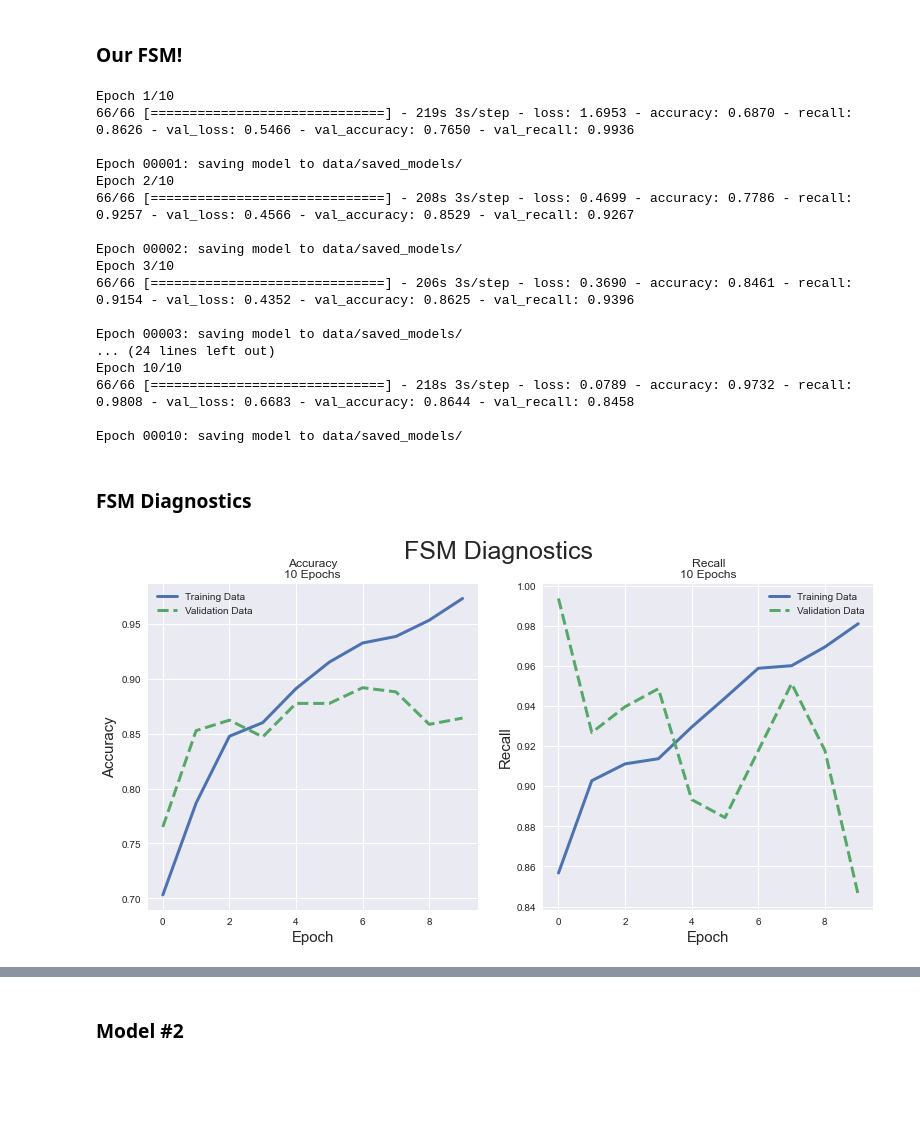
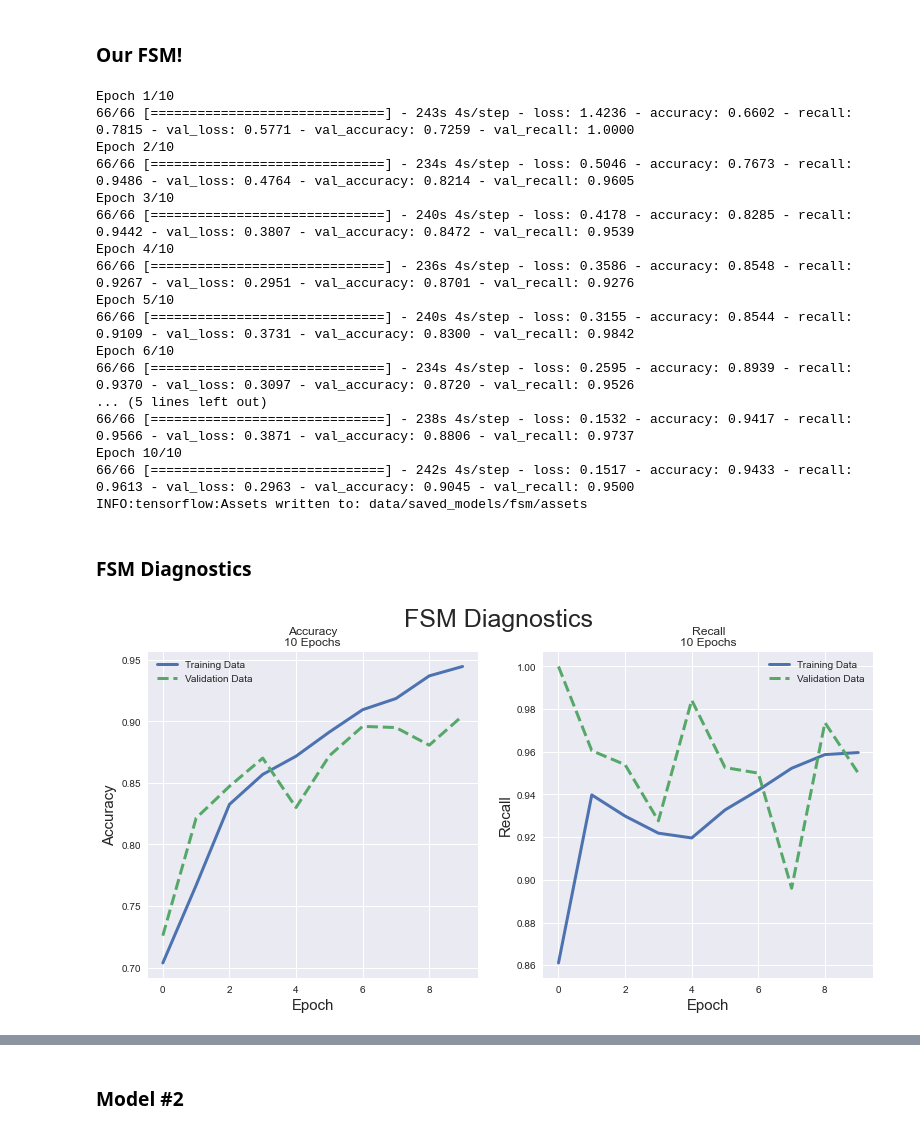
Before and after one commit to Luv2bnanook44/flatiron_phase4_project, a Jupyter notebook: final_notebook.ipynb, the cells around one changed output, grey strips where cells are left out. Saved outputs shown, nothing was run; the diff lists cells and outputs as text; code cells hidden in the pictures; blank space fills up the shorter version.

```diff
--- a/final_notebook.ipynb
+++ b/final_notebook.ipynb
@@ -200,27 +210,26 @@ cnn.build_model(layers=fsm_layers,
                 batch_size=64,
                 validation_split=.2,
                 save=True,
-                save_path='data/saved_models/',
-                save_freq='epoch'
+                save_path='data/saved_models/fsm/'
                 )
 # %% [output]
 Epoch 1/10
-66/66 [==============================] - 219s 3s/step - loss: 1.6953 - accuracy: 0.6870 - recall: 0.8626 - val_loss: 0.5466 - val_accuracy: 0.7650 - val_recall: 0.9936
-
-Epoch 00001: saving model to data/saved_models/
+66/66 [==============================] - 243s 4s/step - loss: 1.4236 - accuracy: 0.6602 - recall: 0.7815 - val_loss: 0.5771 - val_accuracy: 0.7259 - val_recall: 1.0000
 Epoch 2/10
-66/66 [==============================] - 208s 3s/step - loss: 0.4699 - accuracy: 0.7786 - recall: 0.9257 - val_loss: 0.4566 - val_accuracy: 0.8529 - val_recall: 0.9267
-
-Epoch 00002: saving model to data/saved_models/
+66/66 [==============================] - 234s 4s/step - loss: 0.5046 - accuracy: 0.7673 - recall: 0.9486 - val_loss: 0.4764 - val_accuracy: 0.8214 - val_recall: 0.9605
 Epoch 3/10
-66/66 [==============================] - 206s 3s/step - loss: 0.3690 - accuracy: 0.8461 - recall: 0.9154 - val_loss: 0.4352 - val_accuracy: 0.8625 - val_recall: 0.9396
-
-Epoch 00003: saving model to data/saved_models/
-... (24 lines left out)
+66/66 [==============================] - 240s 4s/step - loss: 0.4178 - accuracy: 0.8285 - recall: 0.9442 - val_loss: 0.3807 - val_accuracy: 0.8472 - val_recall: 0.9539
+Epoch 4/10
+66/66 [==============================] - 236s 4s/step - loss: 0.3586 - accuracy: 0.8548 - recall: 0.9267 - val_loss: 0.2951 - val_accuracy: 0.8701 - val_recall: 0.9276
+Epoch 5/10
+66/66 [==============================] - 240s 4s/step - loss: 0.3155 - accuracy: 0.8544 - recall: 0.9109 - val_loss: 0.3731 - val_accuracy: 0.8300 - val_recall: 0.9842
+Epoch 6/10
+66/66 [==============================] - 234s 4s/step - loss: 0.2595 - accuracy: 0.8939 - recall: 0.9370 - val_loss: 0.3097 - val_accuracy: 0.8720 - val_recall: 0.9526
+... (5 lines left out)
+66/66 [==============================] - 238s 4s/step - loss: 0.1532 - accuracy: 0.9417 - recall: 0.9566 - val_loss: 0.3871 - val_accuracy: 0.8806 - val_recall: 0.9737
 Epoch 10/10
-66/66 [==============================] - 218s 3s/step - loss: 0.0789 - accuracy: 0.9732 - recall: 0.9808 - val_loss: 0.6683 - val_accuracy: 0.8644 - val_recall: 0.8458
-
-Epoch 00010: saving model to data/saved_models/
+66/66 [==============================] - 242s 4s/step - loss: 0.1517 - accuracy: 0.9433 - recall: 0.9613 - val_loss: 0.2963 - val_accuracy: 0.9045 - val_recall: 0.9500
+INFO:tensorflow:Assets written to: data/saved_models/fsm/assets
 # %% [markdown]
 ### FSM Diagnostics
 # %%
@@ -231,9 +240,9 @@ y_true = test_labels
 # %%
 y_pred = cnn.model.predict(test_images)
 # %%
-cnn.get_results(graph_name='acc_recall', y_pred=y_pred, y_true=y_true)
+cnn.get_results(graph_name='acc_recall')
 # %% [output]
-[figure, old version]
+[figure, new version]
 # %%
 cnn.get_results(graph_name='loss_roc', y_pred=y_pred, y_true=y_true)
 # %% [output]
```
Also changed, not shown: parts of 14 cells of this notebook, 3 other files.
